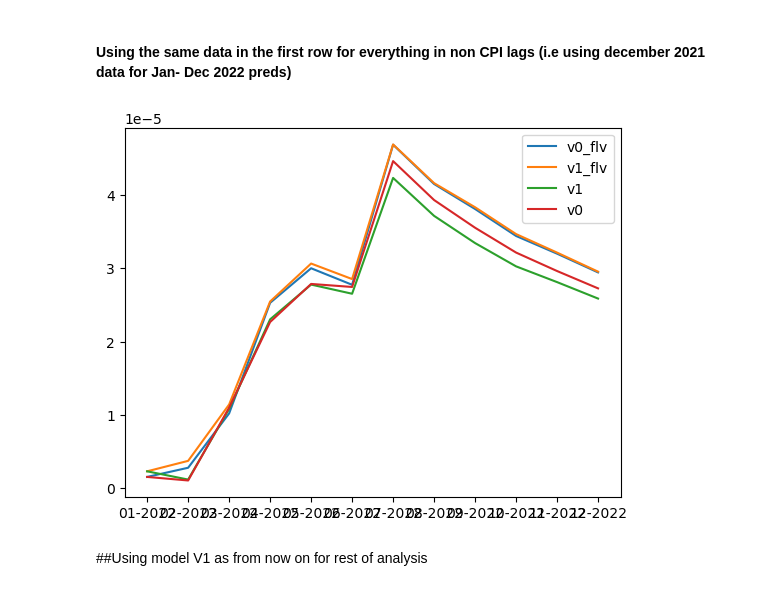
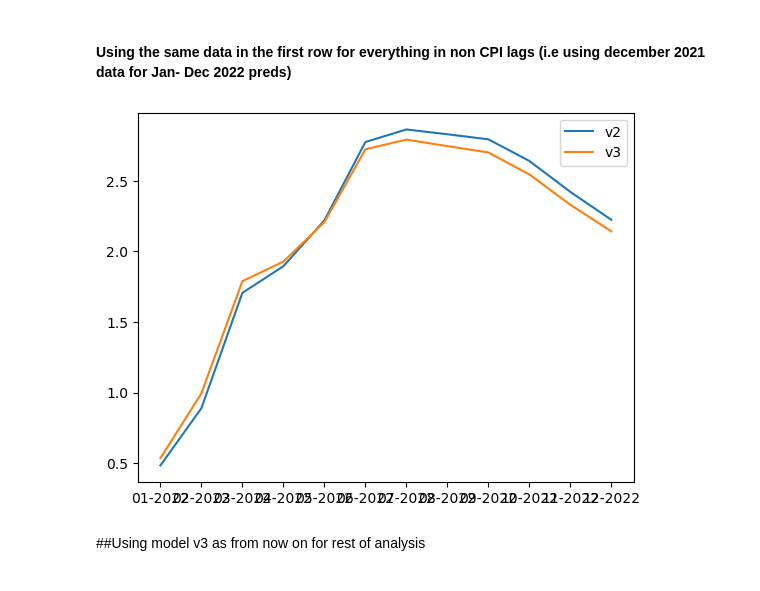
Before and after one commit to Geetika-L/Econ_472, a Jupyter notebook: Econ_472_RF_improved.ipynb, the cells around one changed output. Saved outputs shown, nothing was run; the diff lists cells and outputs as text; code cells hidden in the pictures.

```diff
--- a/Econ_472_RF_improved.ipynb
+++ b/Econ_472_RF_improved.ipynb
@@ -112,9 +112,6 @@ SimpleImputer()
 ##Impute training data x
 
 data_lagged_train_x_imp = imp.transform(data_lagged_train_x)
-
-##Impute testing data x
-data_lagged_test_x_imp = imp.transform(data_lagged_test_x)
 # %%
 data_lagged_train_x_imp.head(5)
 # %% [output]
@@ -476,8 +191,8 @@ RandomForestRegressor(max_depth=10, max_features=149,
 # %%
 ## Model v0 and v1 - from first search
 from joblib import load
-model_v0 = load('search_v0.joblib')
-model_v1 = load('search_v1.joblib')
+model_v2 = load('search_v2.joblib')
+model_v3 = load('search_v3.joblib')
 # %%
 ## Extracting the date column for analysis
 start_date = pd.to_datetime('01-1960', format='%m-%Y')
@@ -566,20 +240,18 @@ def forecast_ahead_12_fixed_lag_vals(model_fc, test_data_og):
 # %%
 ## Creating the predictions and updated test dataset for both models v0 and v1
-y_pred_test_model_v0_flv, test_data_model_v0_flv = forecast_ahead_12_fixed_lag_vals(model_v0,data_lagged_test_x_imp)
-y_pred_test_model_v1_flv, test_data_model_v1_flv = forecast_ahead_12_fixed_lag_vals(model_v1,data_lagged_test_x_imp)
+y_pred_test_model_v2, test_data_model_v2 = forecast_ahead_12_fixed_lag_vals(model_v2,data_lagged_test_x_imp)
+y_pred_test_model_v3, test_data_model_v3 = forecast_ahead_12_fixed_lag_vals(model_v3,data_lagged_test_x_imp)
 # %%
-mse_model_v0_flv = mse_horizons(data_lagged_test_y,y_pred_test_model_v0_flv)
-mse_model_v1_flv = mse_horizons(data_lagged_test_y,y_pred_test_model_v1_flv)
+mse_model_v2 = mse_horizons(data_lagged_test_y,y_pred_test_model_v2)
+mse_model_v3 = mse_horizons(data_lagged_test_y,y_pred_test_model_v3)
 # %%
 import matplotlib.pyplot as plt
-plt.plot(date_test,mse_model_v0_flv, label= 'v0_flv')
-plt.plot(date_test,mse_model_v1_flv, label = 'v1_flv')
-plt.plot(date_test,mse_model_v1, label = 'v1')
-plt.plot(date_test,mse_model_v0, label = 'v0')
+plt.plot(date_test,mse_model_v2, label= 'v2')
+plt.plot(date_test,mse_model_v3, label = 'v3')
 plt.xticks(date_test)
 plt.legend()
 plt.show()
 # %% [output]
-[figure, old version]
+[figure, new version]
 # %% [markdown]
-##Using model V1 as from now on for rest of analysis
+##Using model v3 as from now on for rest of analysis
```
Also changed, not shown: parts of 21 cells of this notebook, 1 other file.
